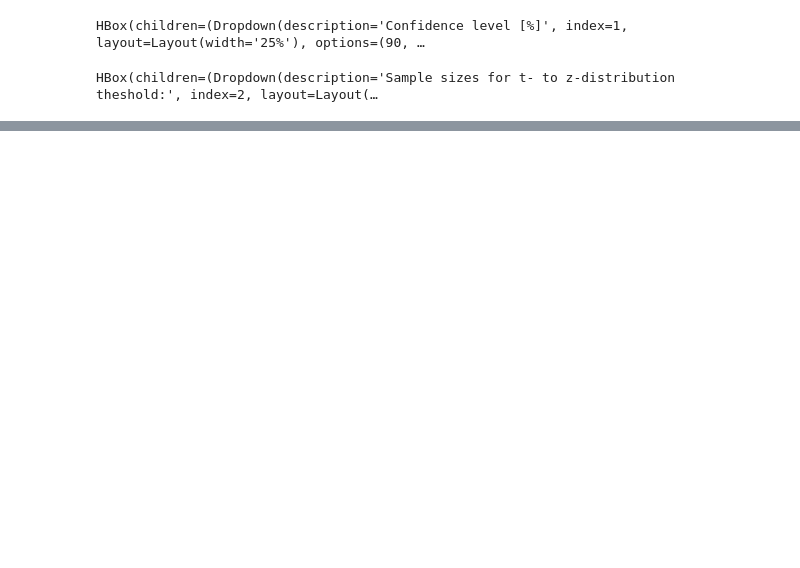
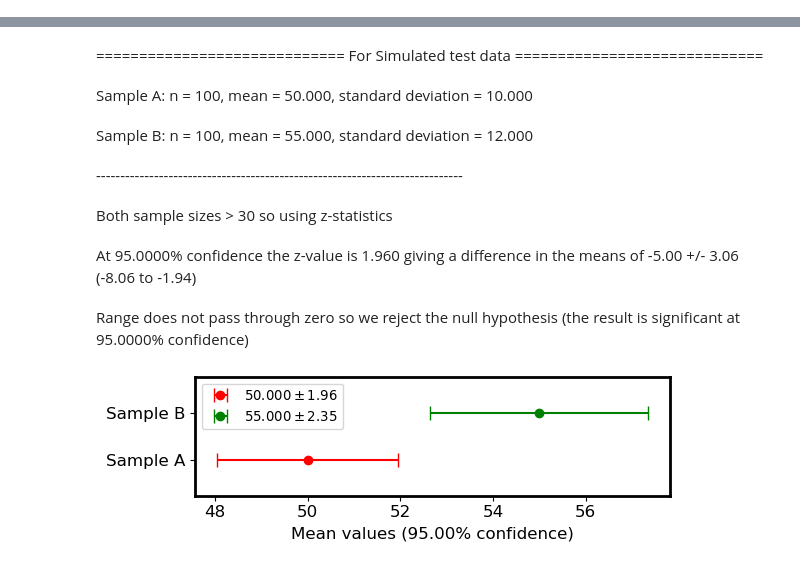
Before and after one commit to steviecurran/two-sample, a Jupyter notebook: CI-2_means.ipynb, the cells around one changed output, grey strips where cells are left out. Cells and saved outputs as stored; diff of their text form; code cells hidden in the pictures; blank space fills up the shorter version.

```diff
--- a/CI-2_means.ipynb
+++ b/CI-2_means.ipynb
@@ -23,4 +39,5 @@ import matplotlib.pyplot as plt
 import pandas as pd
 from scipy import stats
 import glob,os
+USE_DEFAULTS = True
 # %% [markdown]
@@ -149,6 +170,9 @@ HBox(children=(Dropdown(description='No. of bins:', index=2, layout=Layout(width
 def stats(con,sided,equ,cut):
     from scipy.stats import norm
     p = 1-con/100
+    from IPython.display import HTML, clear_output
+
+    clear_output(wait=True) # Essential for widget cleanup
     if sided == "One-tailed":
         p = p;
     else:
@@ -191,6 +215,7 @@ def stats(con,sided,equ,cut):
 
         var_ratio = s1**2/s2**2
         display(HTML("Variance ratio is %1.2f, can assume equal if between 0.5 and 2\n" %(var_ratio)))
+        display(HTML("----------------------------------------------------------------------------"))
 
         if equ == "y" or equ == "Y":
             dof = n1 + n2 -2
@@ -228,7 +253,7 @@ def stats(con,sided,equ,cut):
         dof1 = n1 -1; T1 = T_int(dof1); CI_1 = T1*SE1
         dof2 = n2 -1; T2 = T_int(dof2); CI_2 = T2*SE2
         #######################################
-        #display(HTML("At %1.4f%% confidence (%1.2f DoFs) the t-value is %1.3f" %(con,dof,T)))
+
         display(HTML("At %1.4f%% confidence (%1.2f DoFs) the t-value is %1.3f giving a difference in the means of %1.2f +/- %1.2f (%1.2f to %1.2f)" %(con,dof,T,m,CI,m-CI,m+CI)))
 
         if ((m-CI)*(m+CI)) >= 0:
@@ -238,20 +263,22 @@ def stats(con,sided,equ,cut):
         return CI_1,CI_2
 
     # OUPUT
-    if form1 != "s" and form1 != "S":
+    if form1.lower() != "s":
         col1 = data.columns[0]; col2 = data.columns[1]
-        display(HTML('\n==================== For %s ==================' %(infile)))
+        display(HTML('\n============================= For %s ============================= ' %(infile)))
     else:
          col1 = 'Sample 1'; col2 = 'Sample 2'
     display(HTML("%s: n = %d, mean = %1.3f, standard deviation = %1.3f" %(col1,n1,m1,s1)))
     display(HTML("%s: n = %d, mean = %1.3f, standard deviation = %1.3f" %(col2,n2,m2,s2)))
+    display(HTML("----------------------------------------------------------------------------"))
 
     if n1 > cut and n2 > cut:
         display(HTML("\nBoth sample sizes > %d so using z-statistics" %(cut)))
         CI_1,CI_2 = z_stats(con)
     else:
-        display(HTML(print("\nAt least one sample size < %d so using t-statistics" %(cut))))
+        display(HTML("\nAt least one sample size < %d so using t-statistics" %(cut)))
         CI_1,CI_2 = t_stats(con)
+
 
     # SHOW DISTRIBUTIONS
     font = 12
@@ -295,11 +328,11 @@ dd_v = widgets.Dropdown(options= ['y','n'], value='y',
                         style={'description_width': 'initial'},
                         layout={'width': '35%'}, disabled=False)
 
-
 out = widgets.interactive_output(stats,{'con':dd_con, 'sided':dd_s,'cut':dd_cut,'equ':dd_v})
 ui1 = widgets.HBox([dd_con, dd_s])
 ui2 = widgets.HBox([dd_cut,dd_v])
 display(ui1,ui2,out)
+
+if USE_DEFAULTS:
+    stats(con=dd_con.value, sided=dd_s.value,cut=dd_cut.value,equ=dd_v.value)
 # %% [output]
-HBox(children=(Dropdown(description='Confidence level [%]', index=1, layout=Layout(width='25%'), options=(90, …
-HBox(children=(Dropdown(description='Sample sizes for t- to z-distribution theshold:', index=2, layout=Layout(…
@@ -306,0 +339,8 @@ HBox(children=(Dropdown(description='Sample sizes for t- to z-distribution thesh
+============================= For Simulated test data =============================
+Sample A: n = 100, mean = 50.000, standard deviation = 10.000
+Sample B: n = 100, mean = 55.000, standard deviation = 12.000
+----------------------------------------------------------------------------
+Both sample sizes > 30 so using z-statistics
+At 95.0000% confidence the z-value is 1.960 giving a difference in the means of -5.00 +/- 3.06 (-8.06 to -1.94)
+Range does not pass through zero so we reject the null hypothesis (the result is significant at 95.0000% confidence)
+[figure, added]
```
Also changed, not shown: parts of 9 cells of this notebook.
